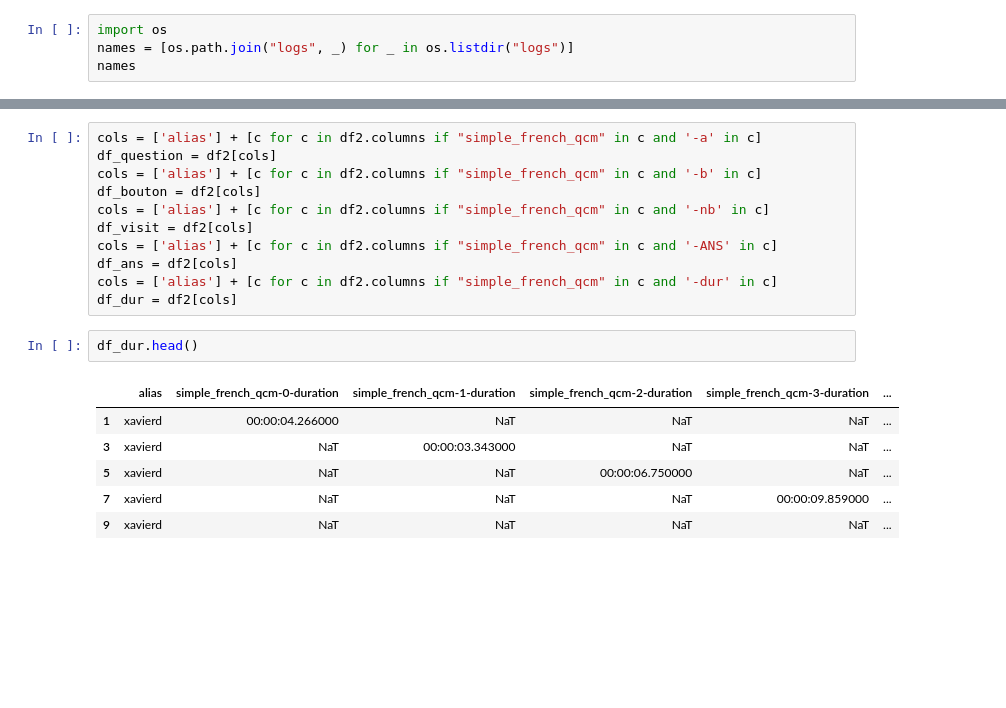
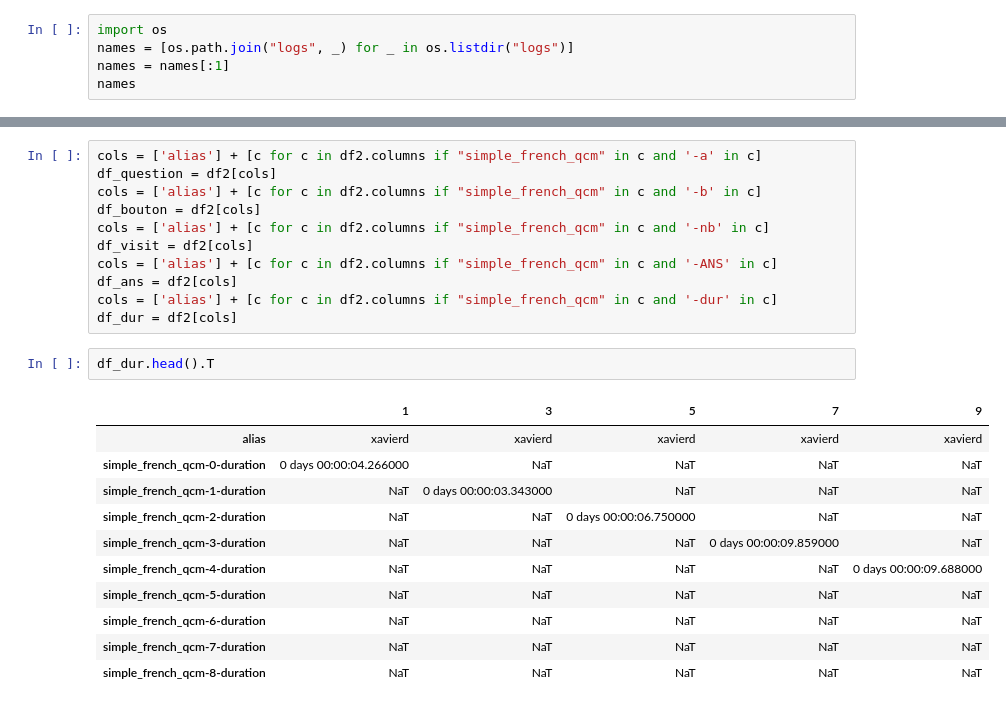
Before and after one commit to sdpython/mathenjeu, a Jupyter notebook: _doc/notebooks/example_logs.ipynb, the cells around one changed output, grey strips where cells are left out. Drawn from its saved outputs; the diff is of its cells as text; blank space fills up the shorter version.

```diff
--- a/_doc/notebooks/example_logs.ipynb
+++ b/_doc/notebooks/example_logs.ipynb
@@ -14,6 +14,7 @@ add_notebook_menu()
 # %%
 import os
 names = [os.path.join("logs", _) for _ in os.listdir("logs")]
+names = names[:1]
 names
 # %% [output]
 ['logs\\QCMApp.log']
@@ -114,14 +115,19 @@ df_ans = df2[cols]
 cols = ['alias'] + [c for c in df2.columns if "simple_french_qcm" in c and '-dur' in c]
 df_dur = df2[cols]
 # %%
-df_dur.head()
+df_dur.head().T
 # %% [output]
-|  | alias | simple_french_qcm-0-duration | simple_french_qcm-1-duration | simple_french_qcm-2-duration | simple_french_qcm-3-duration | ... |
-| 1 | xavierd | 00:00:04.266000 | NaT | NaT | NaT | ... |
-| 3 | xavierd | NaT | 00:00:03.343000 | NaT | NaT | ... |
-| 5 | xavierd | NaT | NaT | 00:00:06.750000 | NaT | ... |
-| 7 | xavierd | NaT | NaT | NaT | 00:00:09.859000 | ... |
-| 9 | xavierd | NaT | NaT | NaT | NaT | ... |
+|  | 1 | 3 | 5 | 7 | 9 |
+| alias | xavierd | xavierd | xavierd | xavierd | xavierd |
+| simple_french_qcm-0-duration | 0 days 00:00:04.266000 | NaT | NaT | NaT | NaT |
+| simple_french_qcm-1-duration | NaT | 0 days 00:00:03.343000 | NaT | NaT | NaT |
+| simple_french_qcm-2-duration | NaT | NaT | 0 days 00:00:06.750000 | NaT | NaT |
+| simple_french_qcm-3-duration | NaT | NaT | NaT | 0 days 00:00:09.859000 | NaT |
+| simple_french_qcm-4-duration | NaT | NaT | NaT | NaT | 0 days 00:00:09.688000 |
+| simple_french_qcm-5-duration | NaT | NaT | NaT | NaT | NaT |
+| simple_french_qcm-6-duration | NaT | NaT | NaT | NaT | NaT |
+| simple_french_qcm-7-duration | NaT | NaT | NaT | NaT | NaT |
+| simple_french_qcm-8-duration | NaT | NaT | NaT | NaT | NaT |
 # %%
 import numpy
 
```
Also changed, not shown: parts of 28 cells of this notebook, 5 other files.
